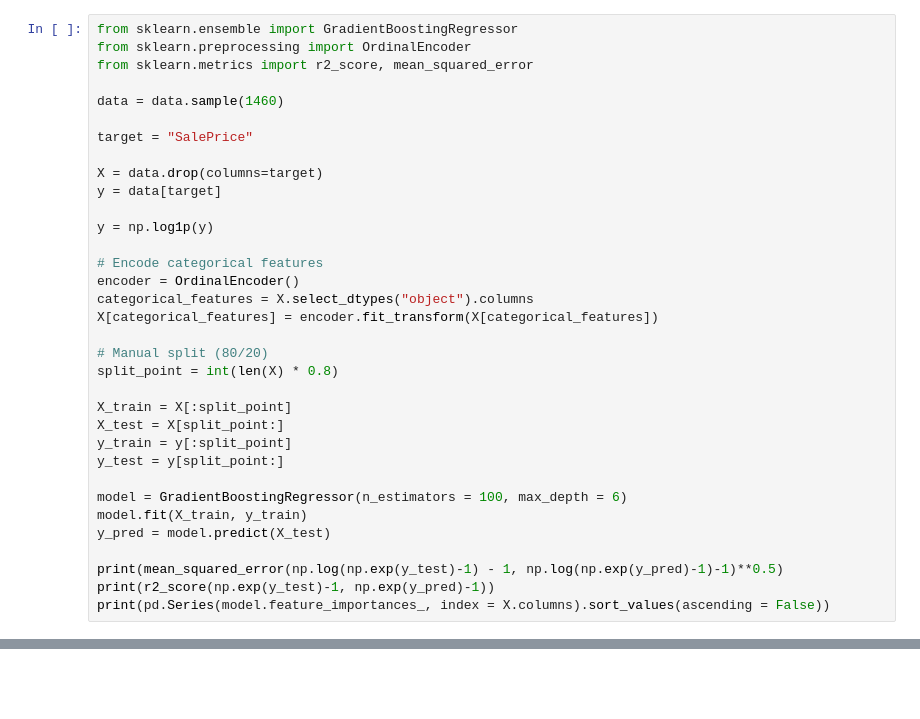
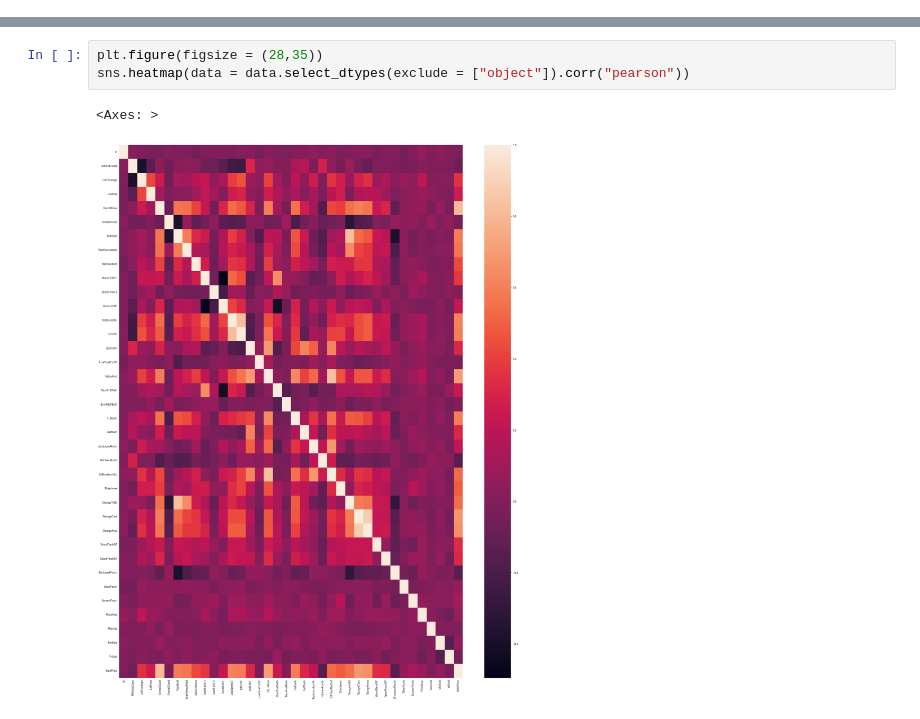
Before and after one commit to indian-coder-aarush/Learning, a Jupyter notebook: HousePriceEDA.ipynb, the cells around one changed output, grey strips where cells are left out. Cells and saved outputs as stored; diff of their text form; blank space fills up the shorter version.

```diff
--- a/HousePriceEDA.ipynb
+++ b/HousePriceEDA.ipynb
@@ -113,34 +19,0 @@ plt.show()
-# %%
-from sklearn.ensemble import GradientBoostingRegressor
-from sklearn.preprocessing import OrdinalEncoder
-from sklearn.metrics import r2_score, mean_squared_error
-
-data = data.sample(1460)
-
-target = "SalePrice"
-
-X = data.drop(columns=target)
-y = data[target]
-
-y = np.log1p(y)
-
-# Encode categorical features
-encoder = OrdinalEncoder()
-categorical_features = X.select_dtypes("object").columns
-X[categorical_features] = encoder.fit_transform(X[categorical_features])
-
-# Manual split (80/20)
-split_point = int(len(X) * 0.8)
-
-X_train = X[:split_point]
-X_test = X[split_point:]
-y_train = y[:split_point]
-y_test = y[split_point:]
-
-model = GradientBoostingRegressor(n_estimators = 100, max_depth = 6)
-model.fit(X_train, y_train)
-y_pred = model.predict(X_test)
-
-print(mean_squared_error(np.log(np.exp(y_test)-1) - 1, np.log(np.exp(y_pred)-1)-1)**0.5)
-print(r2_score(np.exp(y_test)-1, np.exp(y_pred)-1))
-print(pd.Series(model.feature_importances_, index = X.columns).sort_values(ascending = False))
@@ -161,0 +54,6 @@ Length: 80, dtype: float64
+# %%
+plt.figure(figsize = (28,35))
+sns.heatmap(data = data.select_dtypes(exclude = ["object"]).corr("pearson"))
+# %% [output]
+<Axes: >
+[figure, added]
```
Also changed, not shown: parts of 19 cells of this notebook.
